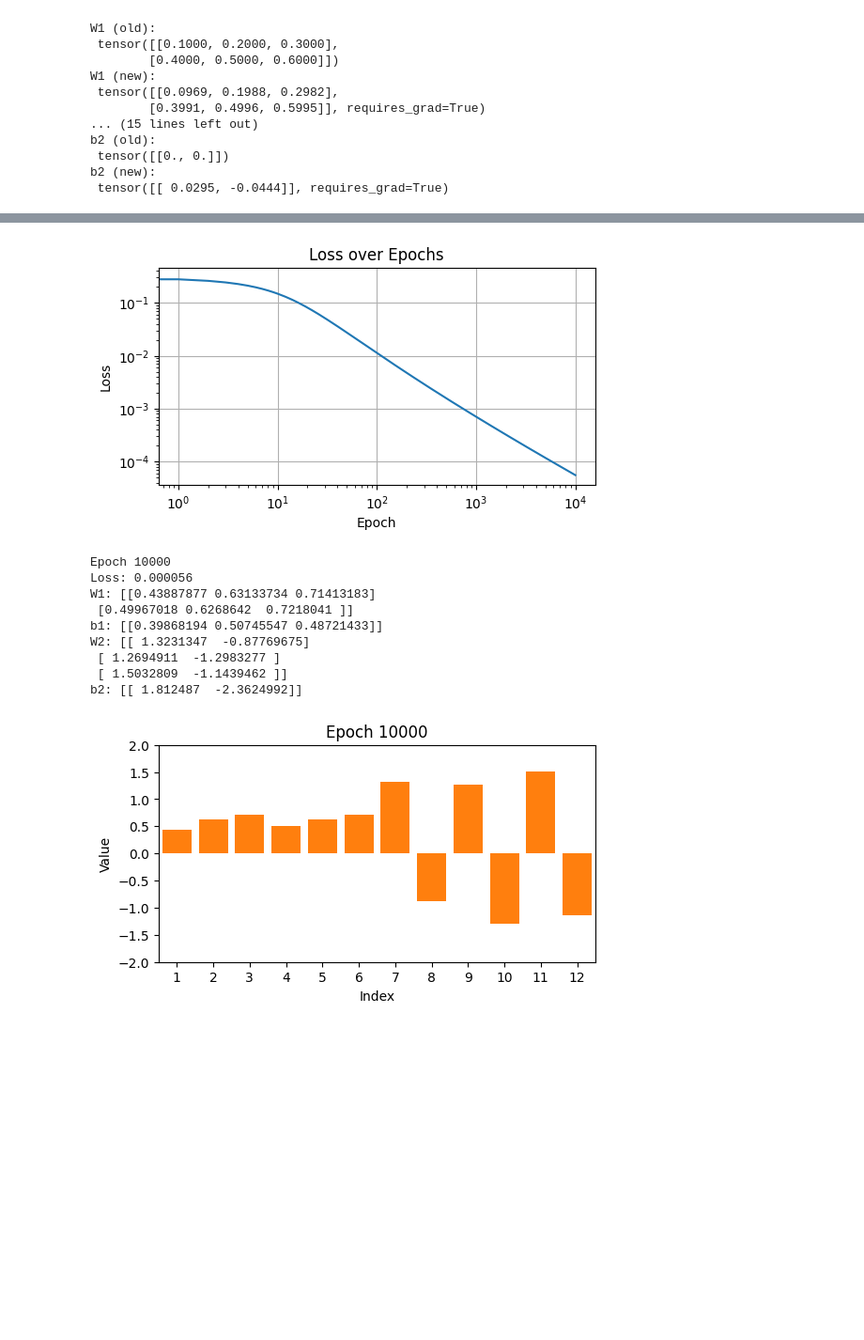
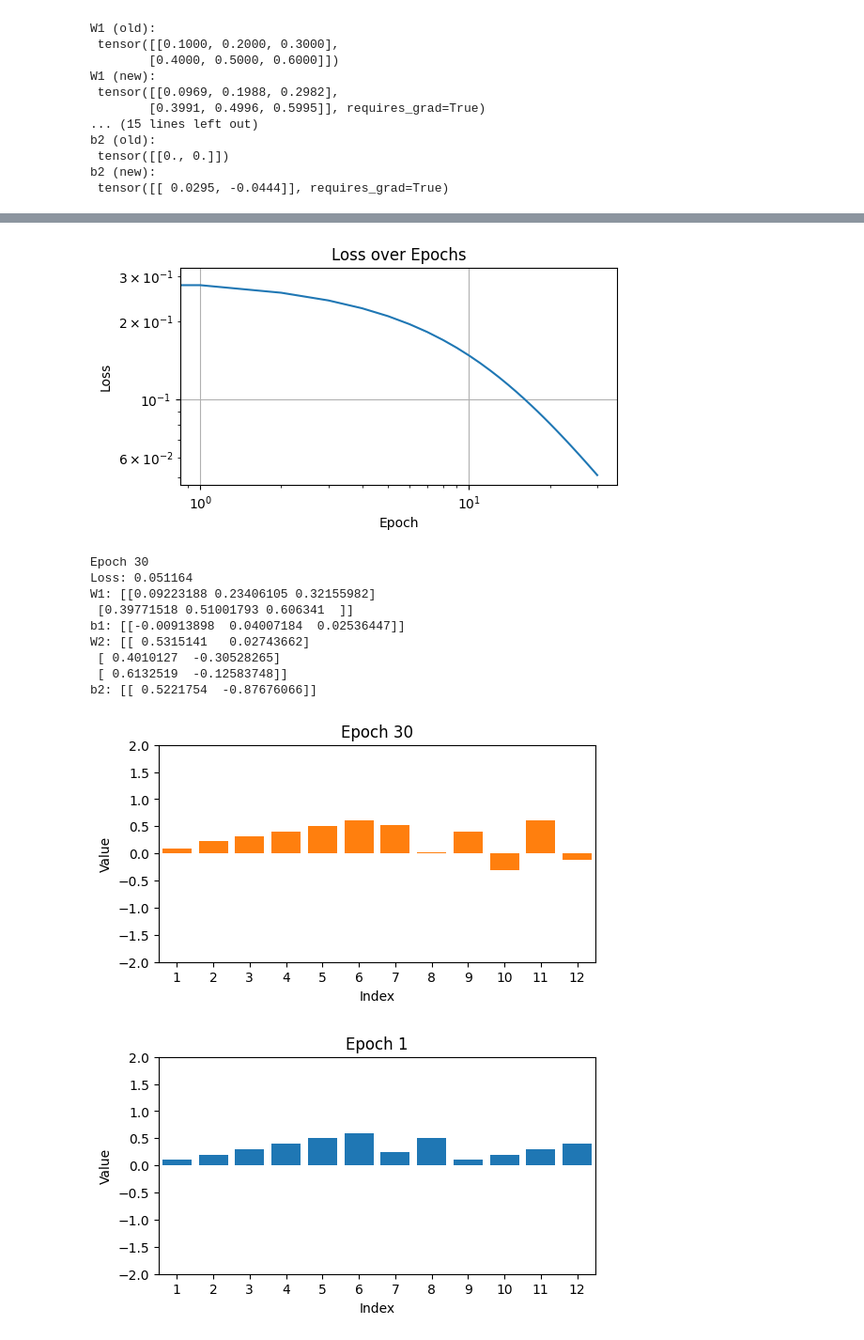
Before and after one commit to stephendyoung/MAE_5020_Spring_2025, a Jupyter notebook: 06_01_simple_nn_hand_calculation.ipynb, the cells around one changed output, grey strips where cells are left out. Shown at 94% size. Cells and saved outputs as stored; diff of their text form; code cells hidden in the pictures; blank space fills up the shorter version.

```diff
--- a/06_01_simple_nn_hand_calculation.ipynb
+++ b/06_01_simple_nn_hand_calculation.ipynb
@@ -188,7 +217,7 @@ y_true = torch.tensor([[1.0, 0.0]], dtype=torch.float32)
 
 # Hyperparameters
 lr = 0.3
-epochs = 10_000
+epochs = 30
 
 # Initialize weights and biases
 W1 = torch.tensor([[0.1, 0.2, 0.3],
@@ -240,58 +269,59 @@ plt.show()
 
 # Print loss and weights
 print(f"\nEpoch {epoch}")
 print(f"Loss: {loss.item():.6f}")
 print("W1:", W1.detach().numpy())
 print("b1:", b1.detach().numpy())
 print("W2:", W2.detach().numpy())
 print("b2:", b2.detach().numpy())
 
 # Plot weights
 fig, ax = plt.subplots(figsize=(6, 3))
 ax.set_title(f"Epoch {epoch}")
 ax.set_ylim(-2, 2)
 ax.set_xlim(0.5, 12.5)
 ax.set_xticks(range(1, 13, 1))
 ax.set_xlabel("Index")
 ax.set_ylabel("Value")
 bars = ax.bar(range(1, 13), [0]*12)
 
 W1_last_flat =W1.detach().numpy().flatten()
 W2_last_flat = W2.detach().numpy().flatten()
 Weights = np.concatenate([W1_last_flat, W2_last_flat])
 
 bars = ax.bar(range(1, 13), Weights)
 
 
 # Animate weight changes
-#fig, ax = plt.subplots(figsize=(6, 3))
-#ax.set_title("Weight Evolution (W1 and W2)")
-#ax.set_ylim(-2, 2)
-#ax.set_xlim(0.5, 12.5)
-#ax.set_xticks(range(1, 13, 1))
-#ax.set_xlabel("Index")
-#ax.set_ylabel("Value")
-#bars = ax.bar(range(1, 13), [0]*12)
+fig, ax = plt.subplots(figsize=(6, 3))
+ax.set_title("Weight Evolution (W1 and W2)")
+ax.set_ylim(-2, 2)
+ax.set_xlim(0.5, 12.5)
+ax.set_xticks(range(1, 13, 1))
+ax.set_xlabel("Index")
+ax.set_ylabel("Value")
+bars = ax.bar(range(1, 13), [0]*12)
 
-#def animate(i):
-#    W1_flat = W1_vals[i].flatten()
-#    W2_flat = W2_vals[i].flatten()
-#    all_weights = np.concatenate([W1_flat, W2_flat])
-#    for bar, height in zip(bars, all_weights):
-#        bar.set_height(height)
-#    ax.set_title(f"Epoch {i+1}")
+def animate(i):
+    W1_flat = W1_vals[i].flatten()
+    W2_flat = W2_vals[i].flatten()
+    all_weights = np.concatenate([W1_flat, W2_flat])
+    for bar, height in zip(bars, all_weights):
+        bar.set_height(height)
+    ax.set_title(f"Epoch {i+1}")
 
-#ani = animation.FuncAnimation(fig, animate, frames=epochs, repeat=False)
-#ani.save("nn_weight_updates.gif", writer="pillow", fps=15)
+ani = animation.FuncAnimation(fig, animate, frames=epochs, repeat=False)
+ani.save("nn_weight_updates.gif", writer="pillow", fps=15)
 # %% [output]
-[figure, old version]
+[figure, new version]
-Epoch 10000
-Loss: 0.000056
-W1: [[0.43887877 0.63133734 0.71413183]
- [0.49967018 0.6268642  0.7218041 ]]
-b1: [[0.39868194 0.50745547 0.48721433]]
-W2: [[ 1.3231347  -0.87769675]
- [ 1.2694911  -1.2983277 ]
- [ 1.5032809  -1.1439462 ]]
-b2: [[ 1.812487  -2.3624992]]
+Epoch 30
+Loss: 0.051164
+W1: [[0.09223188 0.23406105 0.32155982]
+ [0.39771518 0.51001793 0.606341  ]]
+b1: [[-0.00913898  0.04007184  0.02536447]]
+W2: [[ 0.5315141   0.02743662]
+ [ 0.4010127  -0.30528265]
+ [ 0.6132519  -0.12583748]]
+b2: [[ 0.5221754  -0.87676066]]
-[figure, old version]
+[figure, new version]
+[figure, added]
```
Also changed, not shown: parts of 1 cell of this notebook.
